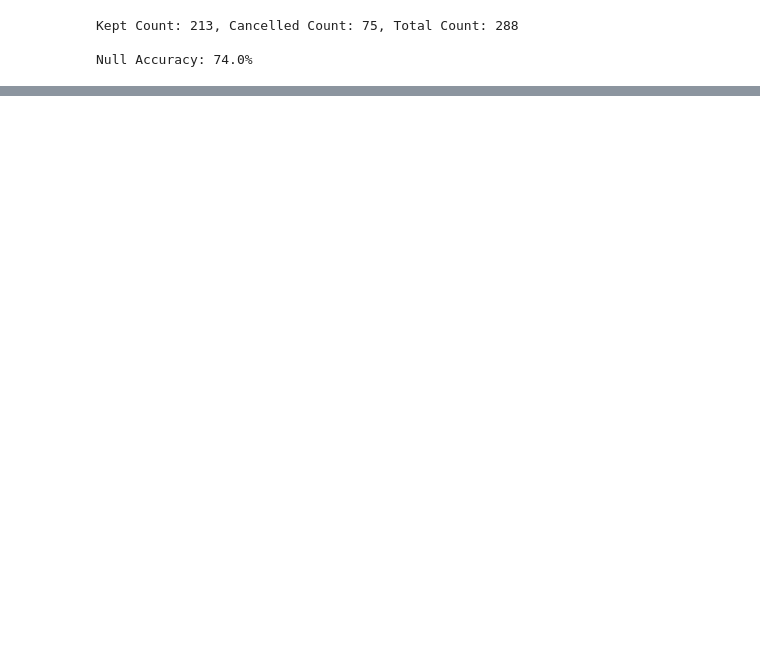
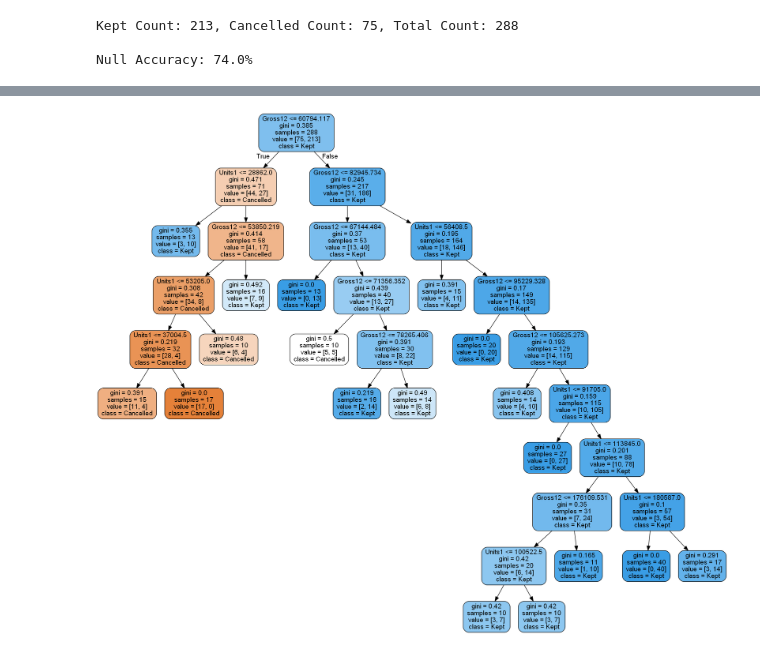
Before and after one commit to christopherpease/ComicSales, a Jupyter notebook: 2 Comic Book Cancellations - Machine Learning.ipynb, the cells around one changed output, grey strips where cells are left out. Drawn from its saved outputs; the diff is of its cells as text; code cells hidden in the pictures; blank space fills up the shorter version.

```diff
--- a/2 Comic Book Cancellations - Machine Learning.ipynb
+++ b/2 Comic Book Cancellations - Machine Learning.ipynb
@@ -119,0 +192,8 @@ Confusion Matrix and Classification Report
+# %%
+# Display the decision tree from the fit
+dot_data = export_graphviz(clf.best_estimator_, out_file='tree.dot', feature_names=features, class_names=['Cancelled', 'Kept'],
+                           filled=True, rounded=True)
+check_call(['dot','-Tpng','tree.dot','-o','tree.png'])
+display(Image("tree.png"))
+# %% [output]
+[figure, added]
```
Also changed, not shown: parts of 91 cells of this notebook, 3 other files.
